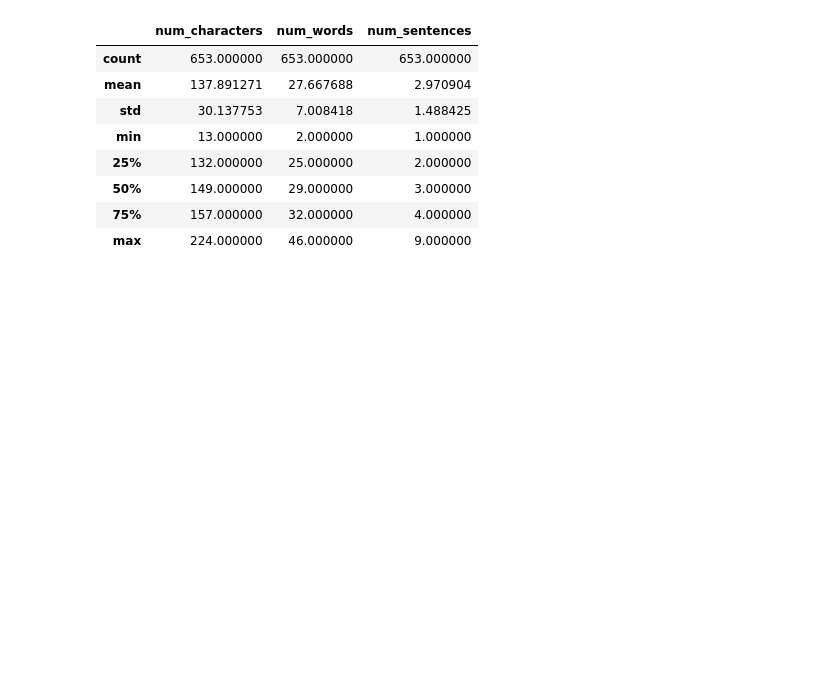
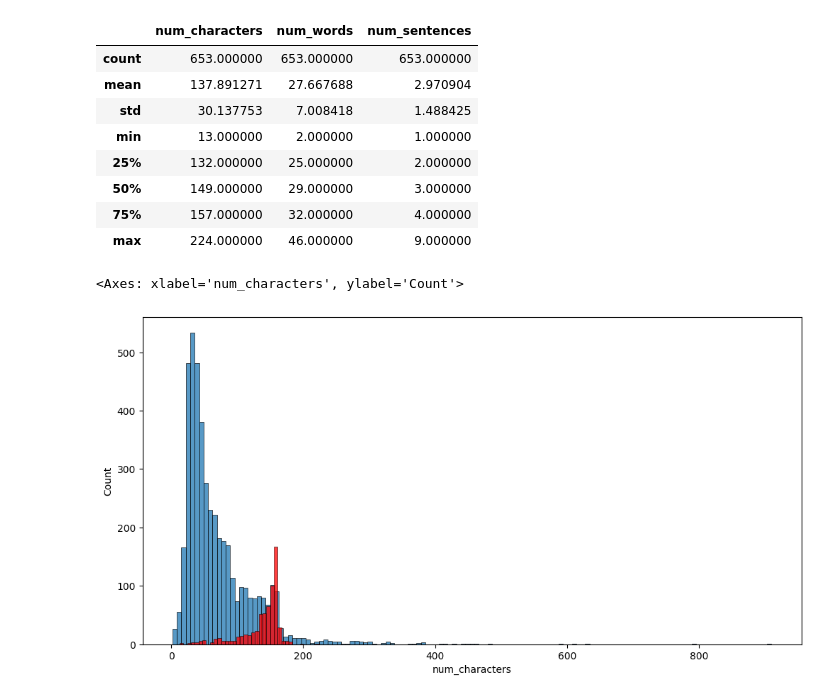
Before and after one commit to vansismishra/Spam-SMS-Detection, a Jupyter notebook: Spam_SMS_Detection.ipynb, the cells around one changed output. Saved outputs shown, nothing was run; the diff lists cells and outputs as text; code cells hidden in the pictures; blank space fills up the shorter version.

```diff
--- a/Spam_SMS_Detection.ipynb
+++ b/Spam_SMS_Detection.ipynb
@@ -229,6 +229,9 @@ df[df['target'] == 1][['num_characters','num_words','num_sentences']].describe()
 # %%
 import seaborn as sns
 # %%
-plt.figure(figsize=(12,8))
+plt.figure(figsize=(12,6))
 sns.histplot(df[df['target']==0]['num_characters'])
 sns.histplot(df[df['target']==1]['num_characters'],color='red')
+# %% [output]
+<Axes: xlabel='num_characters', ylabel='Count'>
+[figure, added]
```
Also changed, not shown: parts of 31 cells of this notebook.
